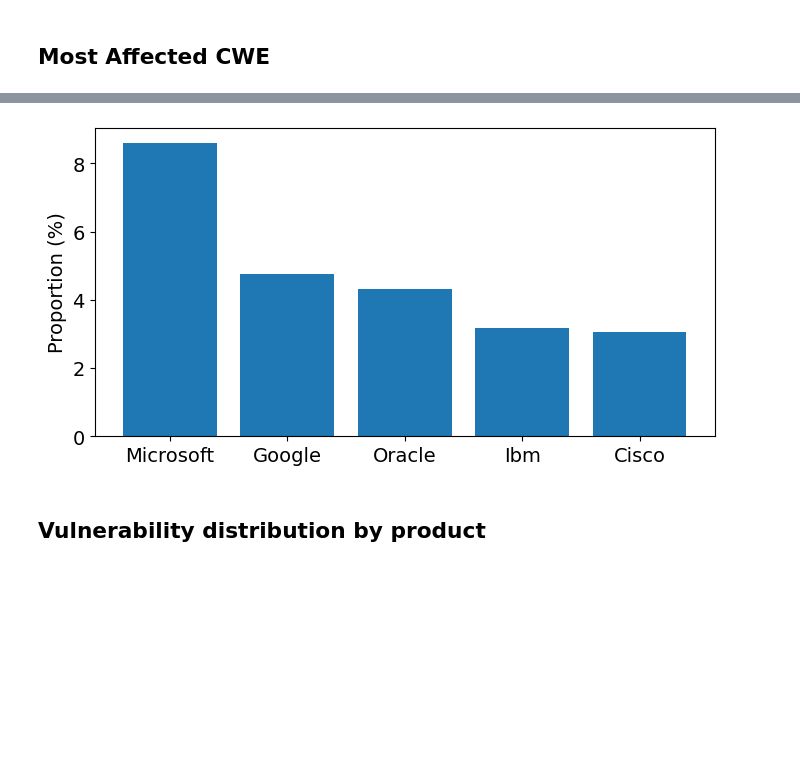
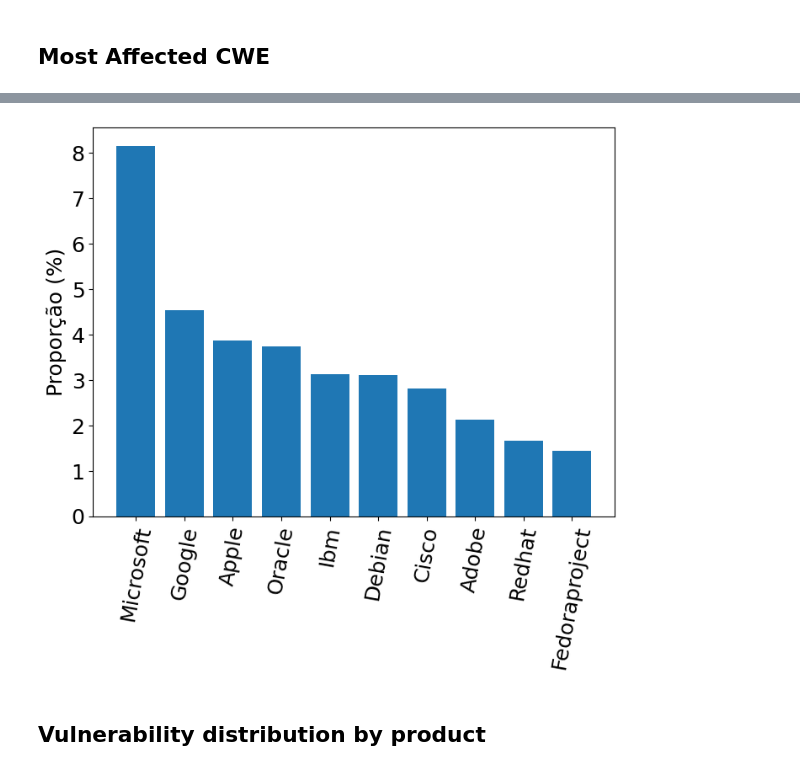
Before and after one commit to rodrigoparente/cvejoin-security-dataset, a Jupyter notebook: ipynb/Vulnerability Analysis.ipynb, the cells around one changed output, grey strips where cells are left out. Cells and saved outputs as stored; diff of their text form; code cells hidden in the pictures; blank space fills up the shorter version.

```diff
--- a/ipynb/Vulnerability Analysis.ipynb
+++ b/ipynb/Vulnerability Analysis.ipynb
@@ -51,6 +51,8 @@ vuln['base_severity'] = pd.Categorical(
 # %%
 # transforming columns in lists
 vuln['cwe'] = vuln['cwe'].apply(eval)
+vuln['part'] = vuln['part'].apply(eval)
+vuln['vendor'] = vuln['vendor'].apply(eval)
 vuln['product'] = vuln['product'].apply(eval)
 # %%
 # creating a field to help in the analysis
@@ -63,11 +65,11 @@ def to_1D(series):
 # %% [markdown]
 # Analysis
 # %%
-vuln = vuln.query("cve_published_date >= '2016-01-01' & cve_published_date < '2022-01-01'")
+vuln = vuln.query("cve_published_date >= '2017-01-01' & cve_published_date < '2022-01-01'")
 # %%
-SMALL_SIZE = 10
-MEDIUM_SIZE = 12
-BIGGER_SIZE = 14
+SMALL_SIZE = 14
+MEDIUM_SIZE = 16
+BIGGER_SIZE = 18
 
 plt.rc('font', size=BIGGER_SIZE)          # controls default text sizes
 plt.rc('axes', titlesize=BIGGER_SIZE)     # fontsize of the axes title
@@ -229,22 +234,22 @@ plt.savefig('images/vuln_part.pdf', dpi=1200, bbox_inches='tight')
 # %%
-fig, ax = plt.subplots(figsize=(8,4))
+fig, ax = plt.subplots(figsize=(8,6))
 
-vendors = vuln['vendor'].value_counts()
 
+vendors = to_1D(vuln['vendor']).value_counts()
 total = sum(vendors.values)
 
-values = [value / total * 100 for value in vendors.values[1:6]]
-indexes = [index.capitalize() for index in vendors.index[1:6]]
+values = [value / total * 100 for value in vendors.values[0:10]]
+indexes = [index.capitalize() for index in vendors.index[0:10]]
 # indexes[-1] = f'Other-Linux\n distros'
 
 ax.bar(indexes, values)
 
-ax.set_ylabel('Proportion (%)')
+ax.set_ylabel('Proporção (%)')
 
-# plt.xticks(rotation=45)
+plt.xticks(rotation=80)
 plt.savefig('images/affected_vendor.pdf', dpi=1200, bbox_inches='tight')
 # %% [output]
-[figure, old version]
+[figure, new version]
 # %% [markdown]
 ## Vulnerability distribution by product
 # %%
```
Also changed, not shown: parts of 39 cells of this notebook, 1 other file.
